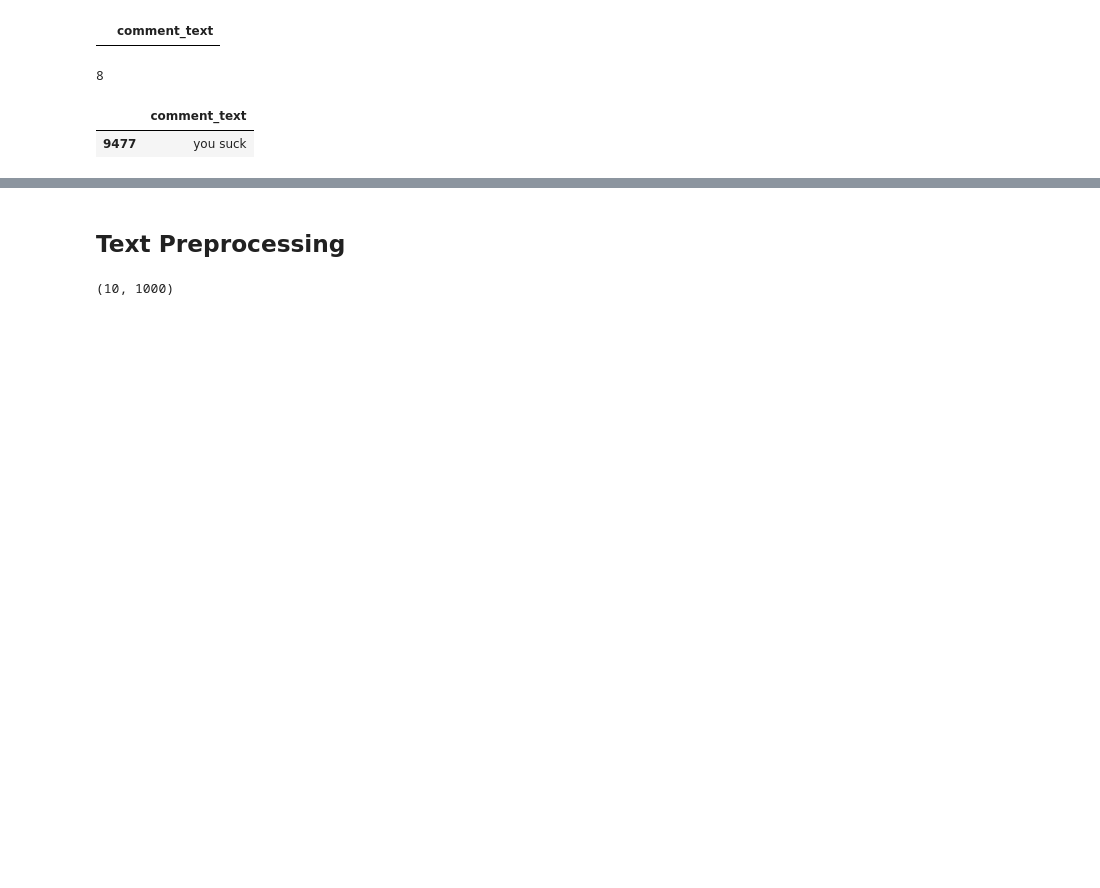
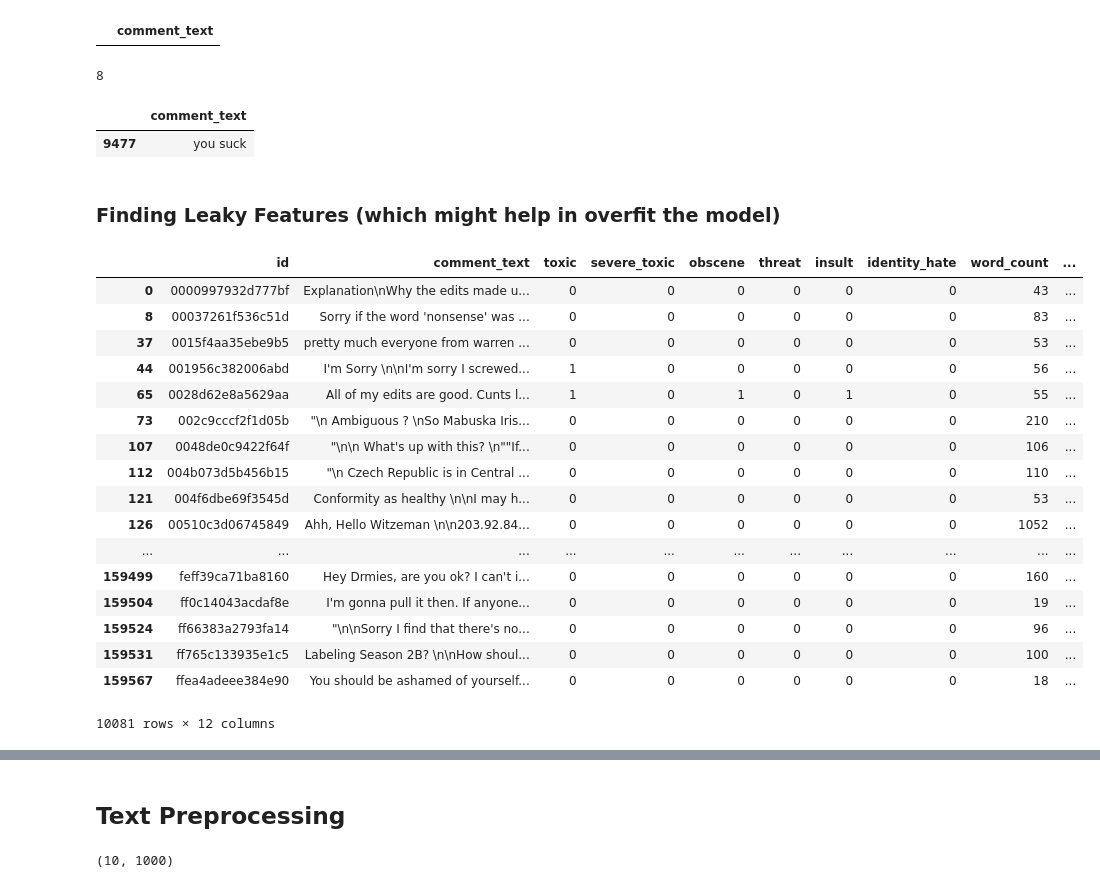
Before and after one commit to shivam-kotwalia/data-science-project, a Jupyter notebook: Multi_label_and_multi_class_classification_NLP.ipynb, the cells around one changed output, grey strips where cells are left out. Saved outputs shown, nothing was run; the diff lists cells and outputs as text; code cells hidden in the pictures; blank space fills up the shorter version.

```diff
--- a/Multi_label_and_multi_class_classification_NLP.ipynb
+++ b/Multi_label_and_multi_class_classification_NLP.ipynb
@@ -239,3 +240,29 @@ X.loc[lengths_of_sentences < 15]
 # %% [output]
 |  | comment_text |
 | 9477 | you suck |
+# %% [markdown]
+### Finding Leaky Features (which might help in overfit the model)
+# %%
+# Data has a lot of IP address and Usernames
+df["ip"] = df.comment_text.apply(lambda x: re.findall("\d{1,3}\.\d{1,3}\.\d{1,3}\.\d{1,3}", str(x)) if len(re.findall("\d{1,3}\.\d{1,3}\.\d{1,3}\.\d{1,3}", str(x))) > 0  else None)
+# %%
+df[~df.ip.isna()]
+# %% [output]
+|  | id | comment_text | toxic | severe_toxic | obscene | threat | insult | identity_hate | word_count | ... |
+| 0 | 0000997932d777bf | Explanation\nWhy the edits made u... | 0 | 0 | 0 | 0 | 0 | 0 | 43 | ... |
+| 8 | 00037261f536c51d | Sorry if the word 'nonsense' was ... | 0 | 0 | 0 | 0 | 0 | 0 | 83 | ... |
+| 37 | 0015f4aa35ebe9b5 | pretty much everyone from warren ... | 0 | 0 | 0 | 0 | 0 | 0 | 53 | ... |
+| 44 | 001956c382006abd | I'm Sorry \n\nI'm sorry I screwed... | 1 | 0 | 0 | 0 | 0 | 0 | 56 | ... |
+| 65 | 0028d62e8a5629aa | All of my edits are good. Cunts l... | 1 | 0 | 1 | 0 | 1 | 0 | 55 | ... |
+| 73 | 002c9cccf2f1d05b | "\n Ambiguous ? \nSo Mabuska Iris... | 0 | 0 | 0 | 0 | 0 | 0 | 210 | ... |
+| 107 | 0048de0c9422f64f | "\n\n What's up with this? \n""If... | 0 | 0 | 0 | 0 | 0 | 0 | 106 | ... |
+| 112 | 004b073d5b456b15 | "\n Czech Republic is in Central ... | 0 | 0 | 0 | 0 | 0 | 0 | 110 | ... |
+| 121 | 004f6dbe69f3545d | Conformity as healthy \n\nI may h... | 0 | 0 | 0 | 0 | 0 | 0 | 53 | ... |
+| 126 | 00510c3d06745849 | Ahh, Hello Witzeman \n\n203.92.84... | 0 | 0 | 0 | 0 | 0 | 0 | 1052 | ... |
+| ... | ... | ... | ... | ... | ... | ... | ... | ... | ... | ... |
+| 159499 | feff39ca71ba8160 | Hey Drmies, are you ok? I can't i... | 0 | 0 | 0 | 0 | 0 | 0 | 160 | ... |
+| 159504 | ff0c14043acdaf8e | I'm gonna pull it then. If anyone... | 0 | 0 | 0 | 0 | 0 | 0 | 19 | ... |
+| 159524 | ff66383a2793fa14 | "\n\nSorry I find that there's no... | 0 | 0 | 0 | 0 | 0 | 0 | 96 | ... |
+| 159531 | ff765c133935e1c5 | Labeling Season 2B? \n\nHow shoul... | 0 | 0 | 0 | 0 | 0 | 0 | 100 | ... |
+| 159567 | ffea4adeee384e90 | You should be ashamed of yourself... | 0 | 0 | 0 | 0 | 0 | 0 | 18 | ... |
+10081 rows × 12 columns
```
Also changed, not shown: parts of 3 cells of this notebook.
